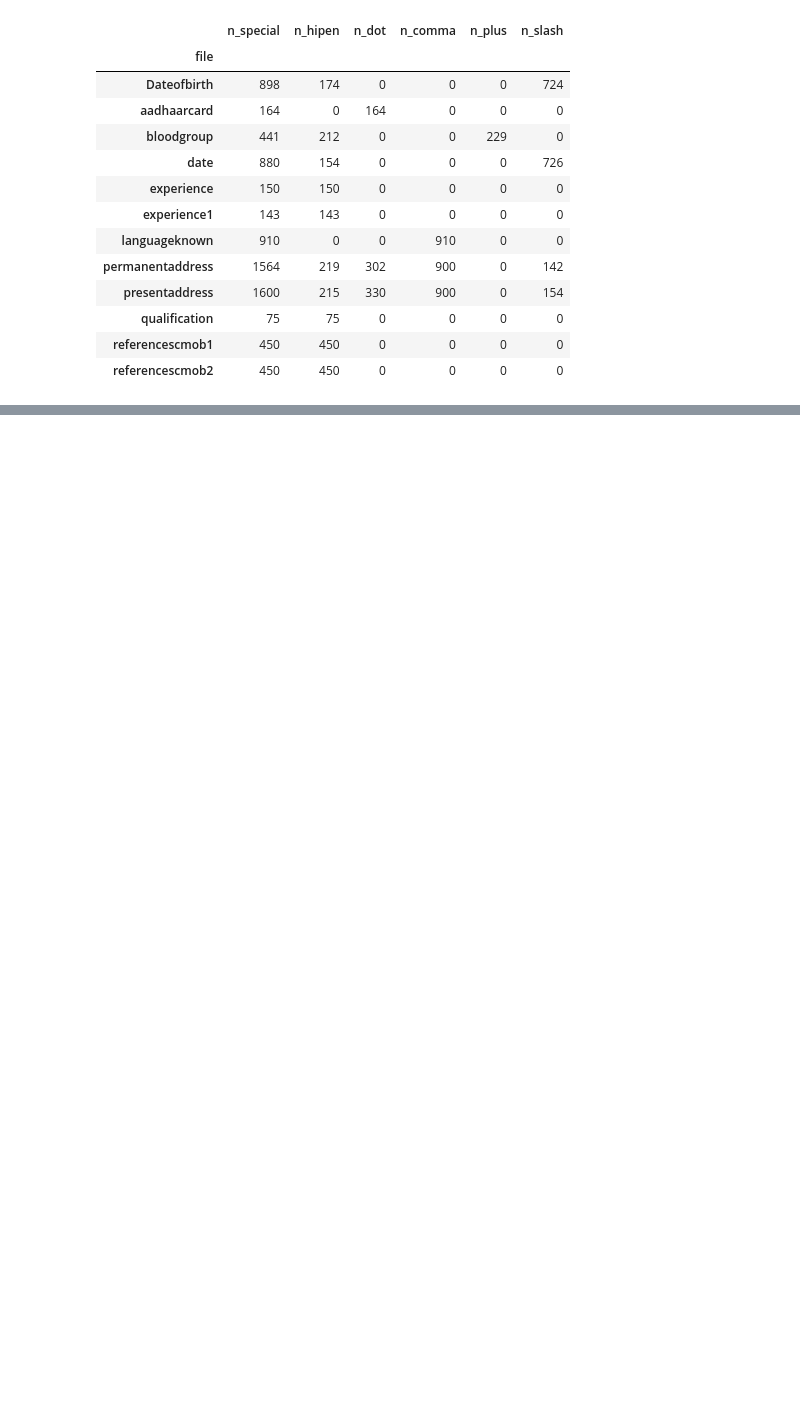
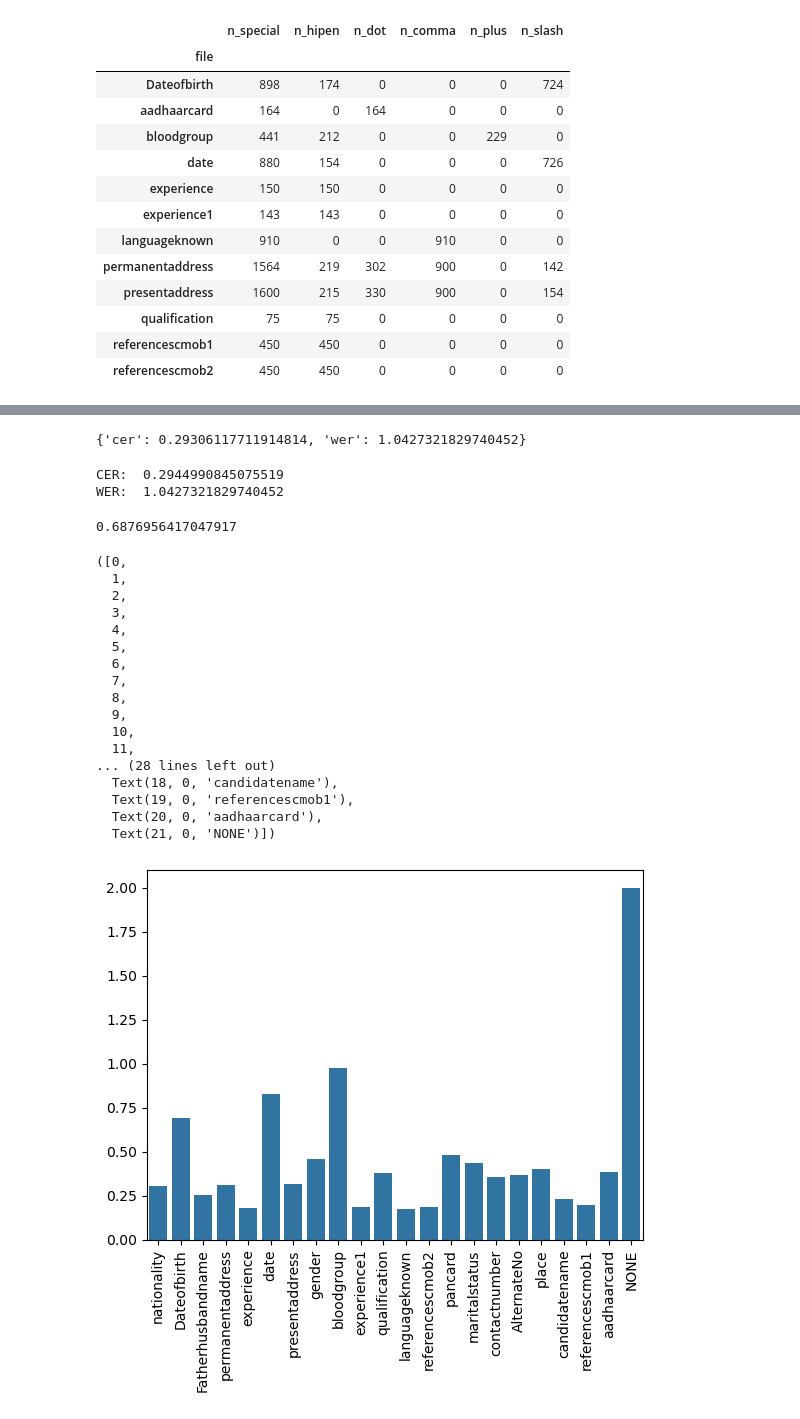
Before and after one commit to sathishkumartheta/tokenwise-dehado-ai, a Jupyter notebook: notebooks/OCR_Metrics.ipynb, the cells around one changed output, grey strips where cells are left out. Drawn from its saved outputs; the diff is of its cells as text; code cells hidden in the pictures; blank space fills up the shorter version.

Commit message:
update with text post processing

```diff
--- a/notebooks/OCR_Metrics.ipynb
+++ b/notebooks/OCR_Metrics.ipynb
@@ -129,0 +145,10 @@ df_comb[df_comb['n_special'] > 0].groupby('file').sum()
+# %%
+compute_cer_wer(df_comb_base['pred_text'], df_comb_base['actual_text'])
+# %% [output]
+{'cer': 0.29306117711914814, 'wer': 1.0427321829740452}
+# %%
+print("CER: ", char_error_rate(df_comb_base['actual_text'], df_comb_base['pred_text']))
+print("WER: ", word_error_rate(df_comb_base['actual_text'], df_comb_base['pred_text']))
+# %% [output]
+CER:  0.2944990845075519
+WER:  1.0427321829740452
@@ -129,0 +215,37 @@ df_comb[df_comb['n_special'] > 0].groupby('file').sum()
+# %%
+char_error_rate(df_comb[df_comb['file'] == 'Dateofbirth']['actual_text'], df_comb[df_comb['file'] == 'Dateofbirth']['pred_text'])
+# %% [output]
+0.6876956417047917
+# %%
+field_list = df_comb['file'].unique()
+cer = {}
+wer = {}
+for field in field_list:
+    # print(field)
+    predictions = df_comb[df_comb['file'] == field]['pred_text']
+    actual = df_comb[df_comb['file'] == field]['actual_text']
+    cer[field] = char_error_rate(actual, predictions)
+    wer[field] = word_error_rate(actual, predictions)
+# %%
+import seaborn as sns
+sns.barplot(x = cer.keys(), y = cer.values())
+plt.xticks(rotation=90)
+# %% [output]
+([0,
+  1,
+  2,
+  3,
+  4,
+  5,
+  6,
+  7,
+  8,
+  9,
+  10,
+  11,
+... (28 lines left out)
+  Text(18, 0, 'candidatename'),
+  Text(19, 0, 'referencescmob1'),
+  Text(20, 0, 'aadhaarcard'),
+  Text(21, 0, 'NONE')])
+[figure, added]
```
Also changed, not shown: parts of 75 cells of this notebook.
